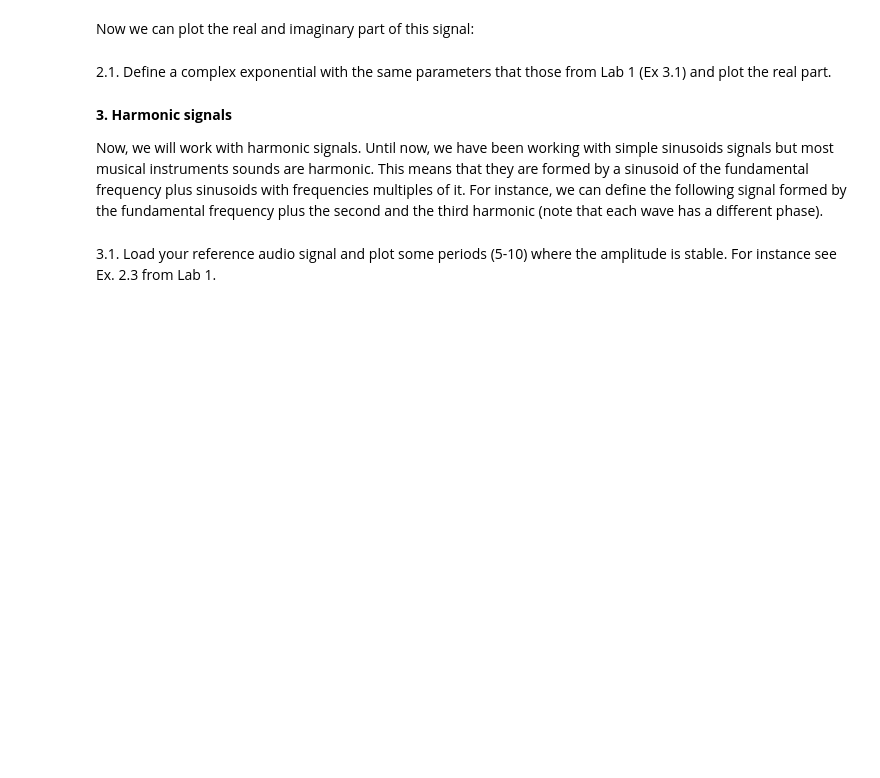
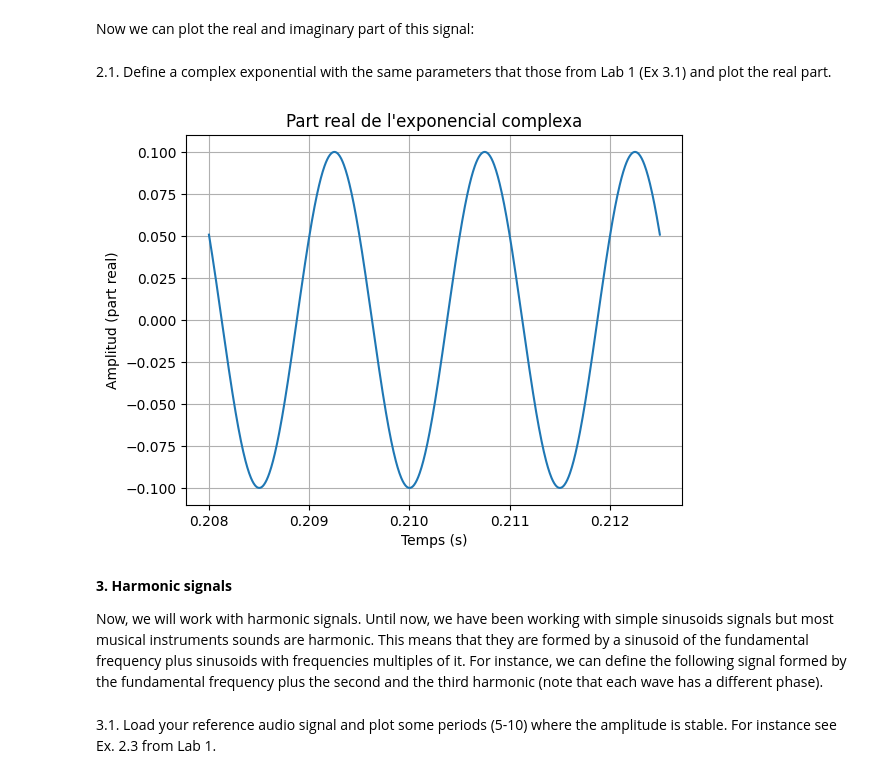
Before and after one commit to bernatnogueras/sis1_group202_bernat, a Jupyter notebook: labs/Lab2.ipynb, the cells around one changed output. Saved outputs shown, nothing was run; the diff lists cells and outputs as text; code cells hidden in the pictures; blank space fills up the shorter version.

```diff
--- a/labs/Lab2.ipynb
+++ b/labs/Lab2.ipynb
@@ -84,6 +84,31 @@ plot_signals([np.real(x), np.imag(x)], fs, name=['real part', 'imag part'])
 2.1. Define a complex exponential with the same parameters that those from Lab 1 (Ex 3.1) and plot the real part.
 # %%
 plot_signals([np.real(x)], fs, name=['real part'])
+# %%
+import numpy as np
+import matplotlib.pyplot as plt
+
+#Els mateixos paràmetres que l'exercici 3.1 (Lab1)
+A = 0.1
+f = 666.66
+P = np.pi
+t_start = 0.208
+T = 1/f
+t_end = t_start + 3*T
+t = np.linspace(t_start, t_end, 1000)
+
+#Definim l'exponencial complexa
+complex_exp = A * np.exp(1j * (2 * np.pi * f * t + P))
+
+#Representem només la part real i afegim títols
+plt.plot(t, np.real(complex_exp))
+plt.xlabel("Temps (s)")
+plt.ylabel("Amplitud (part real)")
+plt.title("Part real de l'exponencial complexa")
+plt.grid(True)
+plt.show()
+# %% [output]
+[figure, added]
 # %% [markdown]
 **3. Harmonic signals**
 
```
Also changed, not shown: parts of 5 cells of this notebook.
